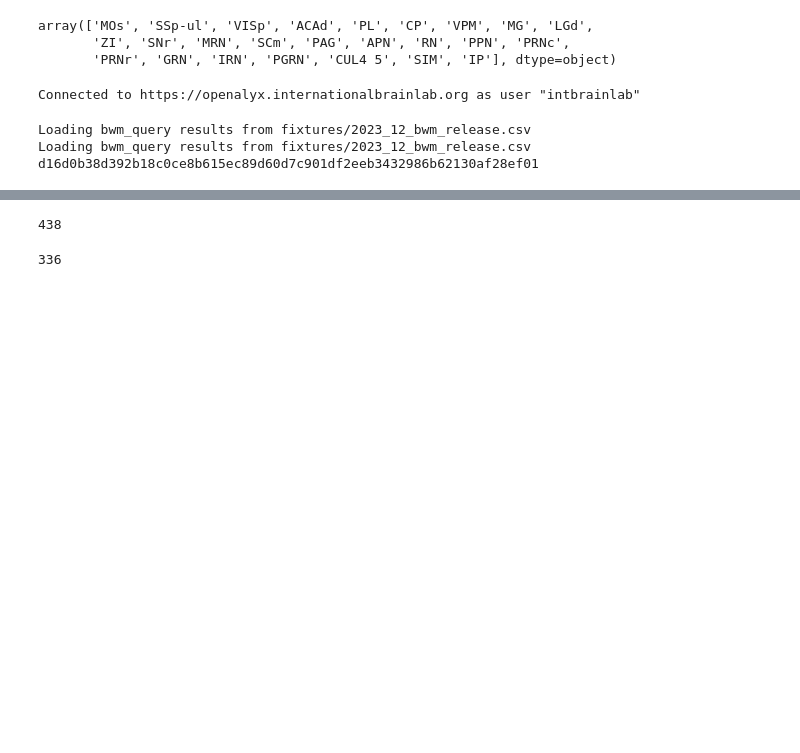
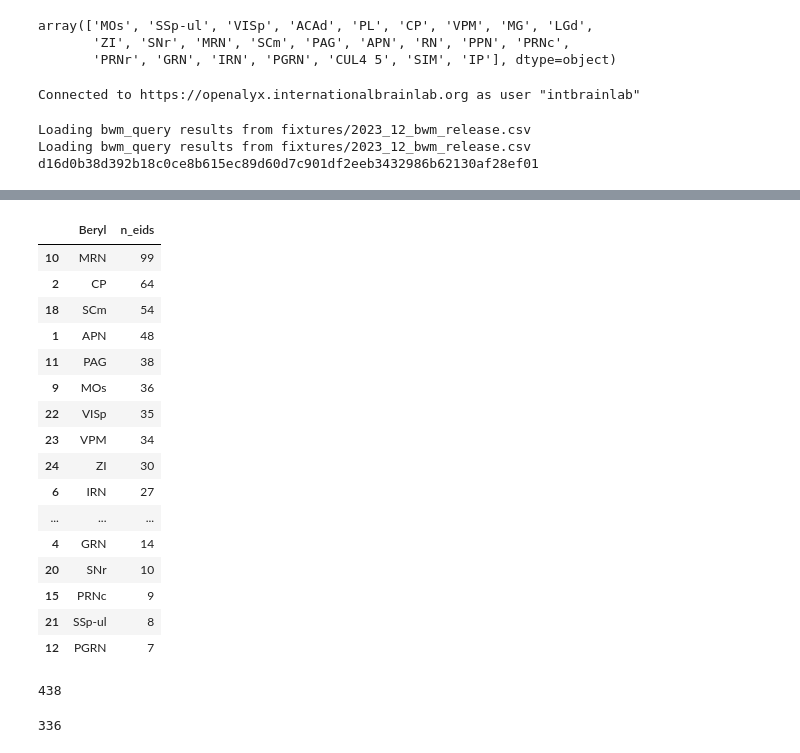
Before and after one commit to debottamKundu/ibl-partial-info-decomp, a Jupyter notebook: notebooks/stimulus_prior_regions.ipynb, the cells around one changed output, grey strips where cells are left out. Cells and saved outputs as stored; diff of their text form; code cells hidden in the pictures; blank space fills up the shorter version.

```diff
--- a/notebooks/stimulus_prior_regions.ipynb
+++ b/notebooks/stimulus_prior_regions.ipynb
@@ -110,4 +135,34 @@ units_regions_of_interest = unit_df[unit_df["Beryl"].isin(regions_of_interest)]
+# %%
+df_filt = units_regions_of_interest.copy()
+
+# 2. For each eid, get the *unique* regions present
+regions_per_eid = (
+    df_filt.groupby("eid")["Beryl"].unique().reset_index()  # array of unique regions per eid
+)
+
+
+# 3. Generate region pairs for each eid
+def make_pairs(region_list):
+    # only pairs of size 2 (no triples unless you want them)
+    return list(itertools.combinations(sorted(region_list), 2))
+
+
+regions_per_eid["region_pairs"] = regions_per_eid["Beryl"].apply(make_pairs)
+
+# 4. Explode to long form so each row is (eid, region_pair)
+pairs_long = regions_per_eid.explode("region_pairs").dropna()
+
+# 5. Count eids per region pair
+pair_counts = (
+    pairs_long.groupby("region_pairs")["eid"]
+    .nunique()  # count distinct eids
+    .reset_index(name="eid_count")
+    .sort_values("eid_count", ascending=False)
+)
 # %%
 eid_counts = (
-    units_regions_of_interest.groupby(["Beryl", "eid"]).size().reset_index(name="count_per_eid")
+    df_filt.groupby("Beryl")["eid"]
+    .nunique()  # number of *unique* eids per region
+    .reset_index(name="n_eids")
+    .sort_values("n_eids", ascending=False)
 )
@@ -114,3 +182,23 @@ eid_counts = (
+# %%
+eid_counts
+# %% [output]
+|  | Beryl | n_eids |
+| 10 | MRN | 99 |
+| 2 | CP | 64 |
+| 18 | SCm | 54 |
+| 1 | APN | 48 |
+| 11 | PAG | 38 |
+| 9 | MOs | 36 |
+| 22 | VISp | 35 |
+| 23 | VPM | 34 |
+| 24 | ZI | 30 |
+| 6 | IRN | 27 |
+| ... | ... | ... |
+| 4 | GRN | 14 |
+| 20 | SNr | 10 |
+| 15 | PRNc | 9 |
+| 21 | SSp-ul | 8 |
+| 12 | PGRN | 7 |
 # %%
 len(units_regions_of_interest["pid"].unique())
 # %% [output]
```
Also changed, not shown: parts of 10 cells of this notebook, 4 other files.
